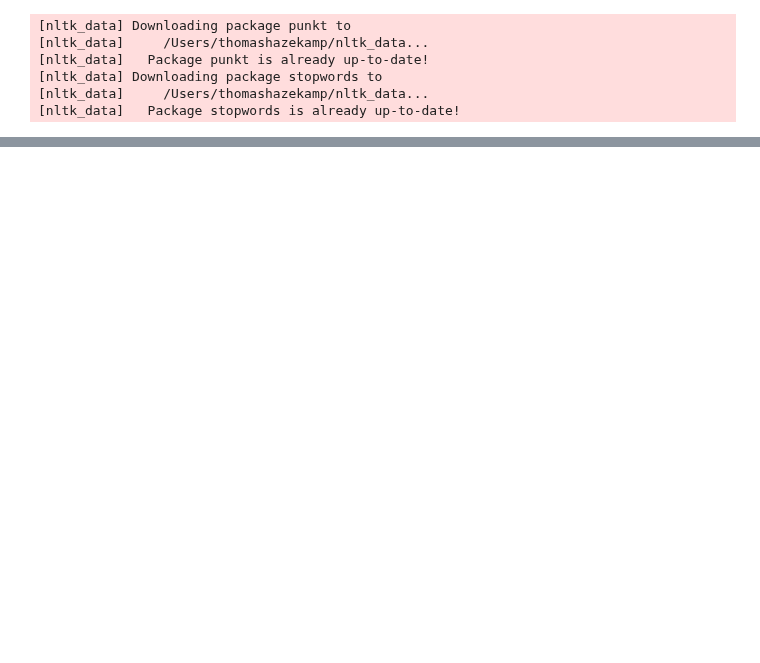
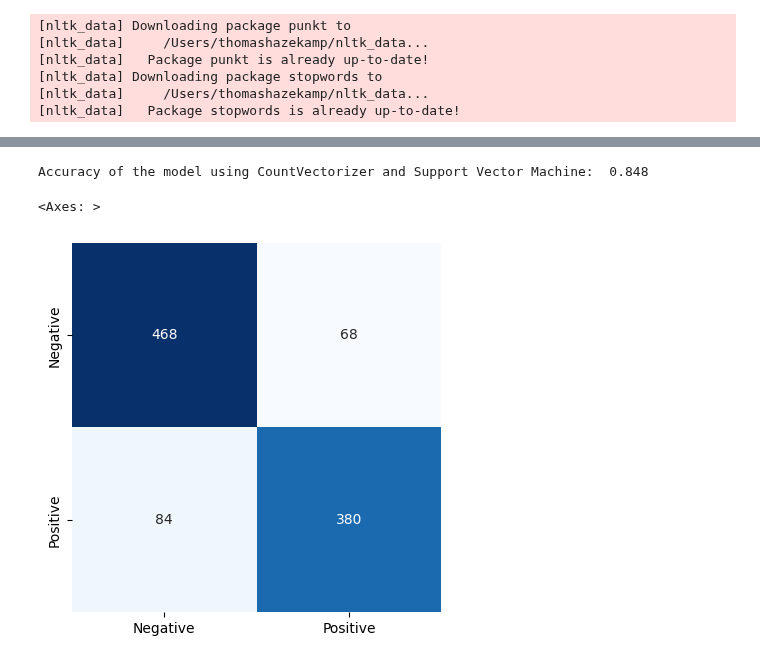
Before and after one commit to thomashazekamp/ForkNFind, a Jupyter notebook: src/sentiment_analysis/ipynb_documentation_testing_cleaning_files/yelp_testing_doc_sentiment_analysis.ipynb, the cells around one changed output, grey strips where cells are left out. Saved outputs shown, nothing was run; the diff lists cells and outputs as text; code cells hidden in the pictures; blank space fills up the shorter version.

```diff
--- a/src/sentiment_analysis/ipynb_documentation_testing_cleaning_files/yelp_testing_doc_sentiment_analysis.ipynb
+++ b/src/sentiment_analysis/ipynb_documentation_testing_cleaning_files/yelp_testing_doc_sentiment_analysis.ipynb
@@ -268,0 +387,11 @@ def fit_tfidf(text_corpus):
+# %%
+### CV - Support Vector Machine
+print("Accuracy of the model using CountVectorizer and Support Vector Machine: ", accuracy_score(y_test, y_predict_svm_cv))
+
+conf_matrix_svm_cv = confusion_matrix(y_test, y_predict_svm_cv)
+
+sns.heatmap(conf_matrix_svm_cv, square=True, annot=True, cmap='Blues', fmt='d', cbar=False, xticklabels=['Negative', 'Positive'], yticklabels=['Negative', 'Positive'])
+# %% [output]
+Accuracy of the model using CountVectorizer and Support Vector Machine:  0.848
+<Axes: >
+[figure, added]
```
Also changed, not shown: parts of 33 cells of this notebook.
